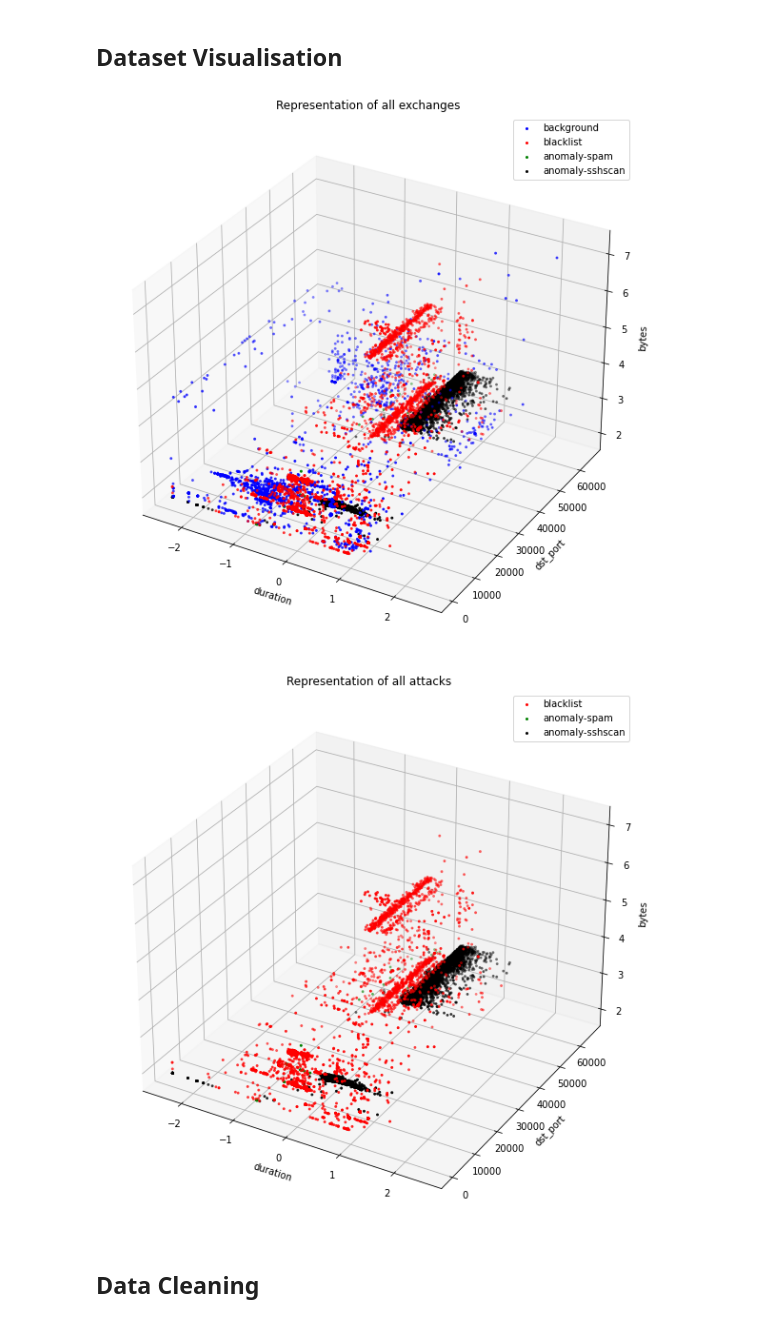
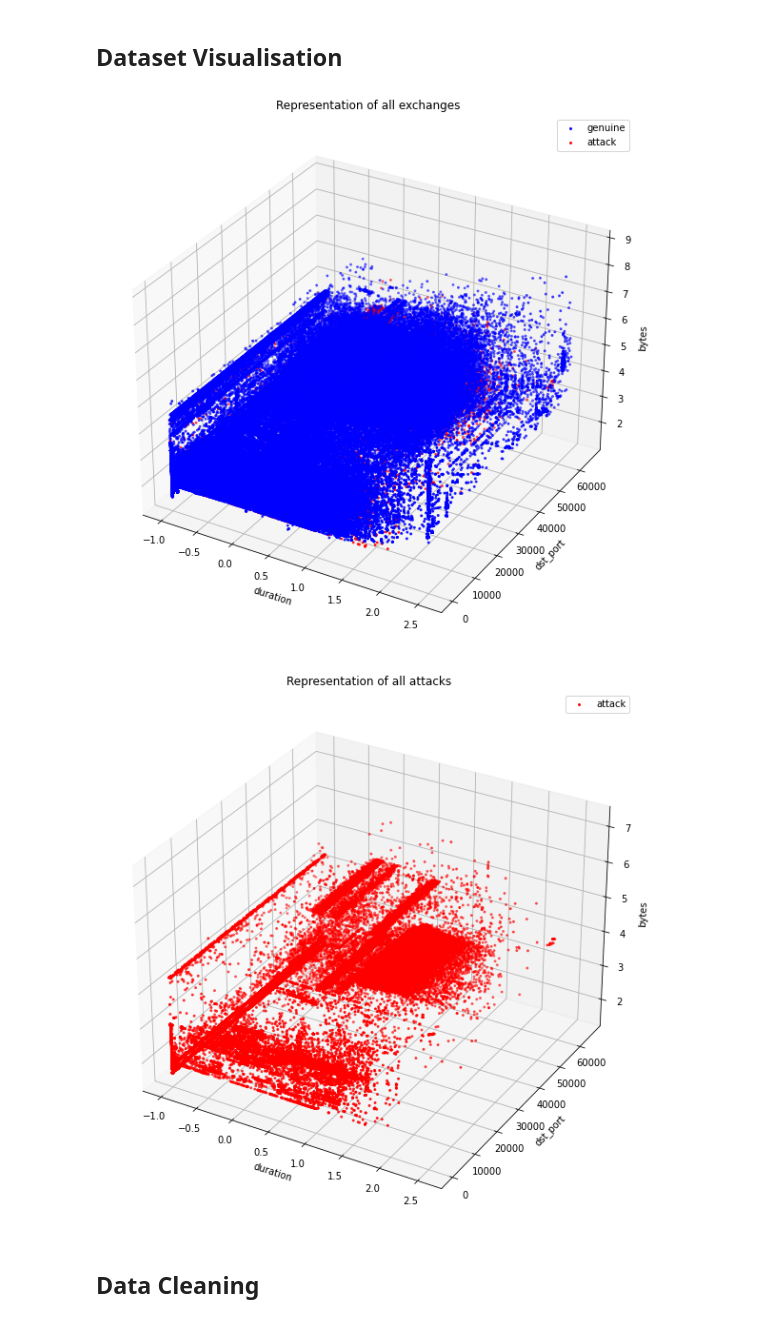
Before and after one commit to Leiyks/MLSECU, a Jupyter notebook: mlsecu.ipynb, the cells around one changed output. Drawn from its saved outputs; the diff is of its cells as text; code cells hidden in the pictures.

```diff
--- a/mlsecu.ipynb
+++ b/mlsecu.ipynb
@@ -9,13 +10,27 @@ from sklearn.neighbors import LocalOutlierFactor
 # %% [markdown]
 ## Data loading
 # %%
-names = ['end_timestamp', 'duration', 'src_ip', 'dst_ip', 'src_port', 'dst_port', 'protocol', 'flags', 'status', 'service_type', 'packets', 'bytes', 'label']
+num_samples = 500000
+outlier_ratio = 0.4
 
-background = pd.read_csv("data/training/background_flows_cut.csv", header=None, names=names, nrows=5000)
-blacklist = pd.read_csv("data/training/blacklist_flows_cut.csv", header=None, names=names, nrows=5000)
+names = ['end_epoch', 'duration', 'src_ip', 'dst_ip', 'src_port', 'dst_port', 'protocol', 'flags', 'status', 'service_type', 'packets', 'bytes', 'attack']
+
+background = pd.read_csv("data/training/background_flows_cut.csv", header=None, names=names, nrows=num_samples)
+blacklist = pd.read_csv("data/training/blacklist_flows_cut.csv", header=None, names=names, nrows=num_samples * outlier_ratio / 2)
+sshscan = pd.read_csv("data/training/sshscan_flows_cut.csv", header=None, names=names, nrows=num_samples * outlier_ratio / 2)
 spam = pd.read_csv("data/training/spam_flows_cut.csv", header=None, names=names)
-sshscan = pd.read_csv("data/training/sshscan_flows_cut.csv", header=None, names=names, nrows=5000)
 
 df = pd.concat([background, blacklist, spam, sshscan], ignore_index=True)
+
+# Convert timestamp to epoch integer
+df.end_epoch = pd.to_datetime(df.end_epoch).astype(np.int64)
+
+# Convert attack to boolean
+df.attack = df.attack.apply(lambda x: x != 'background')
+
+# Convert IPs to int
+df.src_ip = df.src_ip.apply(lambda x: np.int64(ipaddress.IPv4Address(x)))
+df.dst_ip = df.src_ip.apply(lambda x: np.int64(ipaddress.IPv4Address(x)))
+
 df.head()
 # %% [output]
@@ -93,34 +108,27 @@ numeric_df.describe()
 # %%
 def show3D_flow_exchanges(df, x_axis, y_axis, z_axis, title):
     fig = plt.figure(figsize=(10,12))
     ax = fig.add_subplot(111, projection='3d')
 
-    color = {
-        'background': 'blue',
-        'blacklist': 'red',
-        'anomaly-spam': 'green',
-        'anomaly-sshscan': 'black'
-    }
-
-    for label in df.label.unique():
-        df_label = df[df.label == label]
+    for attack in df.attack.unique():
+        df_label = df[df.attack == attack]
         x = df_label[x_axis]
         y = df_label[y_axis]
         z = df_label[z_axis]
-        ax.scatter(np.log10(x), y, np.log10(z), color=color[label], label=label, marker='.', s=15)
+        ax.scatter(np.log10(x + 0.1), y, np.log10(z), color= 'red' if attack else 'blue' , label='attack' if attack else 'genuine', marker='.', s=15)
 
     ax.set_xlabel(x_axis)
     ax.set_ylabel(y_axis)
     ax.set_zlabel(z_axis)
     ax.set_title(title)
 
     plt.legend()
 
 show3D_flow_exchanges(df, 'duration', 'dst_port', 'bytes', 'Representation of all exchanges')
-show3D_flow_exchanges(df[df.label != 'background'], 'duration', 'dst_port', 'bytes', 'Representation of all attacks')
+show3D_flow_exchanges(df[df.attack], 'duration', 'dst_port', 'bytes', 'Representation of all attacks')
 # %% [output]
-[figure, old version]
+[figure, new version]
-[figure, old version]
+[figure, new version]
 # %% [markdown]
 ## Data Cleaning
 # %%
```
Also changed, not shown: parts of 9 cells of this notebook.
